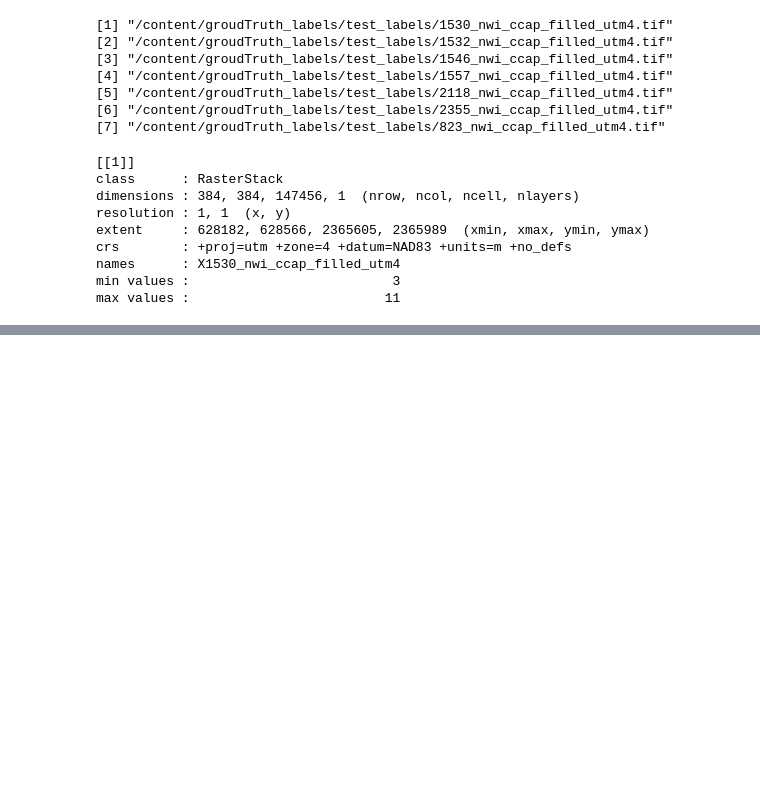
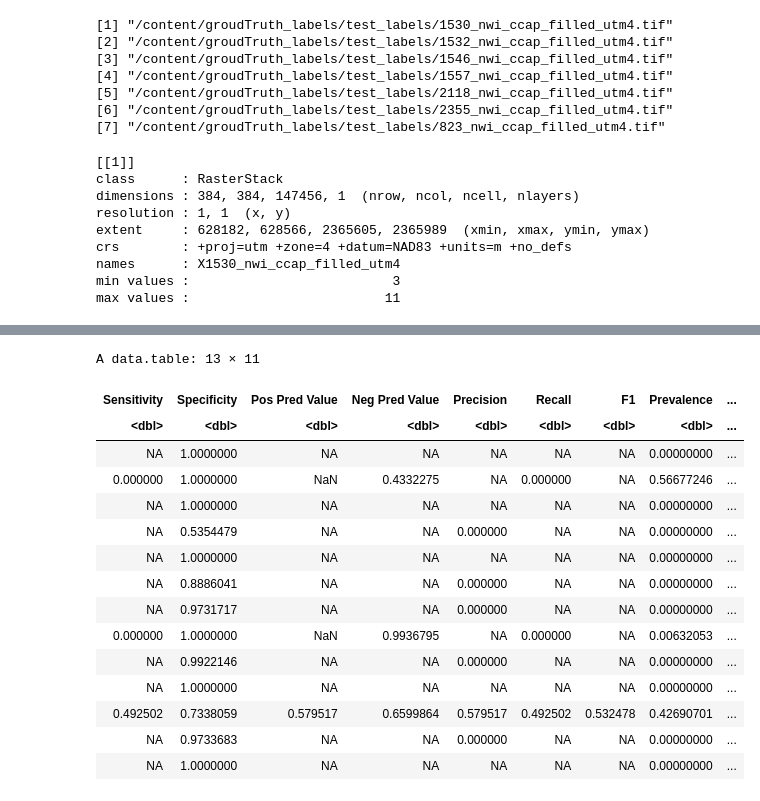
Before and after one commit to MadmanMarble/Planet_U-NET, a Jupyter notebook: R_matrix_analysis_plotting_20240326.ipynb, the cells around one changed output, grey strips where cells are left out. Cells and saved outputs as stored; diff of their text form; code cells hidden in the pictures; blank space fills up the shorter version.

```diff
--- a/R_matrix_analysis_plotting_20240326.ipynb
+++ b/R_matrix_analysis_plotting_20240326.ipynb
@@ -257,2 +387,2 @@ ggplot(data = confusion_df, aes(x = Reference, y = Prediction, fill = Freq))
 # %%
-# byClass_dt <- confusion_dt$byClass %>% data.table
+byClass_dt <- confusion_dt$byClass %>% data.table
@@ -262,0 +389,19 @@ ggplot(data = confusion_df, aes(x = Reference, y = Prediction, fill = Freq))
+# %%
+byClass_dt
+# %% [output]
+A data.table: 13 × 11
+| Sensitivity | Specificity | Pos Pred Value | Neg Pred Value | Precision | Recall | F1 | Prevalence | ... |
+| <dbl> | <dbl> | <dbl> | <dbl> | <dbl> | <dbl> | <dbl> | <dbl> | ... |
+| NA | 1.0000000 | NA | NA | NA | NA | NA | 0.00000000 | ... |
+| 0.000000 | 1.0000000 | NaN | 0.4332275 | NA | 0.000000 | NA | 0.56677246 | ... |
+| NA | 1.0000000 | NA | NA | NA | NA | NA | 0.00000000 | ... |
+| NA | 0.5354479 | NA | NA | 0.000000 | NA | NA | 0.00000000 | ... |
+| NA | 1.0000000 | NA | NA | NA | NA | NA | 0.00000000 | ... |
+| NA | 0.8886041 | NA | NA | 0.000000 | NA | NA | 0.00000000 | ... |
+| NA | 0.9731717 | NA | NA | 0.000000 | NA | NA | 0.00000000 | ... |
+| 0.000000 | 1.0000000 | NaN | 0.9936795 | NA | 0.000000 | NA | 0.00632053 | ... |
+| NA | 0.9922146 | NA | NA | 0.000000 | NA | NA | 0.00000000 | ... |
+| NA | 1.0000000 | NA | NA | NA | NA | NA | 0.00000000 | ... |
+| 0.492502 | 0.7338059 | 0.579517 | 0.6599864 | 0.579517 | 0.492502 | 0.532478 | 0.42690701 | ... |
+| NA | 0.9733683 | NA | NA | 0.000000 | NA | NA | 0.00000000 | ... |
+| NA | 1.0000000 | NA | NA | NA | NA | NA | 0.00000000 | ... |
```
Also changed, not shown: parts of 37 cells of this notebook.
